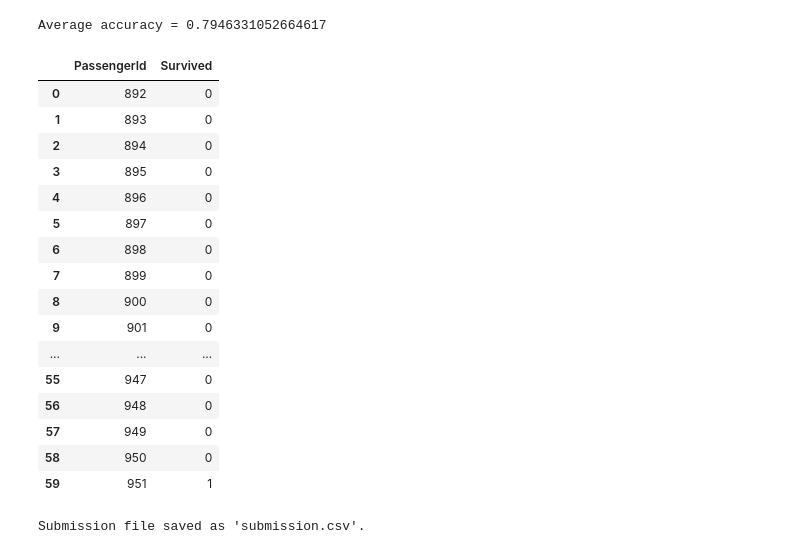
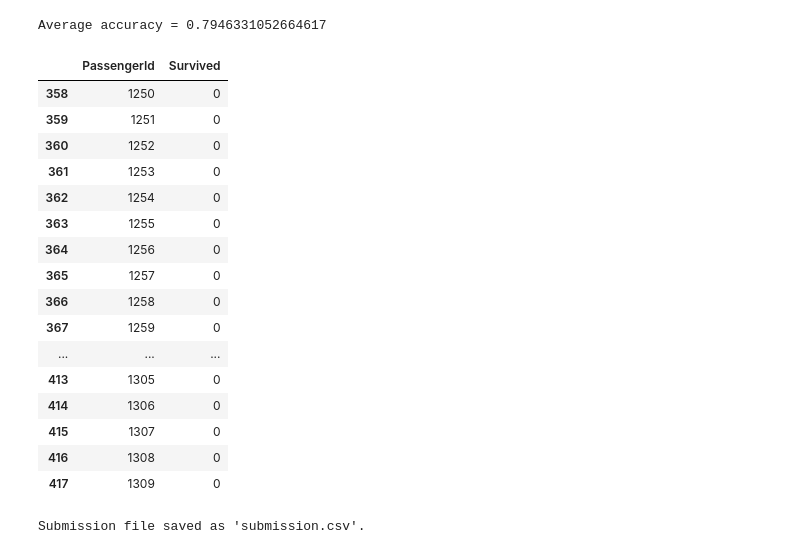
Before and after one commit to AnnaVerbytska/Titanic-Machine_Learning-from-Disaster, a Jupyter notebook: notebooks/logistic-regression.ipynb, the cells around one changed output. Saved outputs shown, nothing was run; the diff lists cells and outputs as text; code cells hidden in the pictures.

```diff
--- a/notebooks/logistic-regression.ipynb
+++ b/notebooks/logistic-regression.ipynb
@@ -238,31 +226,31 @@ Average accuracy = 0.7946331052664617
 test_probabilities = model.predict_proba(test_df.drop('Survived', axis=1).values)[:, 1]
 
 # Set a custom threshold (e.g., 0.3) to predict class labels instead of default 0.5
-custom_threshold = 0.3 # lower threshold - capturing more survivors; higher threshold - stricter about predicting survival.
+custom_threshold = 0.5 # lower threshold - capturing more survivors; higher threshold - stricter about predicting survival.
 test_predictions = (test_probabilities >= custom_threshold).astype(int)
 # %%
 # Prepare the submission file
 submission = pd.read_csv('../data/submission.csv')
 submission['Survived'] = test_predictions
-submission.head(60)
+submission.tail(60)
 # %% [output]
 |  | PassengerId | Survived |
-| 0 | 892 | 0 |
-| 1 | 893 | 0 |
-| 2 | 894 | 0 |
-| 3 | 895 | 0 |
-| 4 | 896 | 0 |
-| 5 | 897 | 0 |
-| 6 | 898 | 0 |
-| 7 | 899 | 0 |
-| 8 | 900 | 0 |
-| 9 | 901 | 0 |
+| 358 | 1250 | 0 |
+| 359 | 1251 | 0 |
+| 360 | 1252 | 0 |
+| 361 | 1253 | 0 |
+| 362 | 1254 | 0 |
+| 363 | 1255 | 0 |
+| 364 | 1256 | 0 |
+| 365 | 1257 | 0 |
+| 366 | 1258 | 0 |
+| 367 | 1259 | 0 |
 | ... | ... | ... |
-| 55 | 947 | 0 |
-| 56 | 948 | 0 |
-| 57 | 949 | 0 |
-| 58 | 950 | 0 |
-| 59 | 951 | 1 |
+| 413 | 1305 | 0 |
+| 414 | 1306 | 0 |
+| 415 | 1307 | 0 |
+| 416 | 1308 | 0 |
+| 417 | 1309 | 0 |
 # %%
 # Save to CSV
 submission.to_csv('../data/submission.csv', index=False)
```
Also changed, not shown: parts of 2 cells of this notebook, 1 other file.
